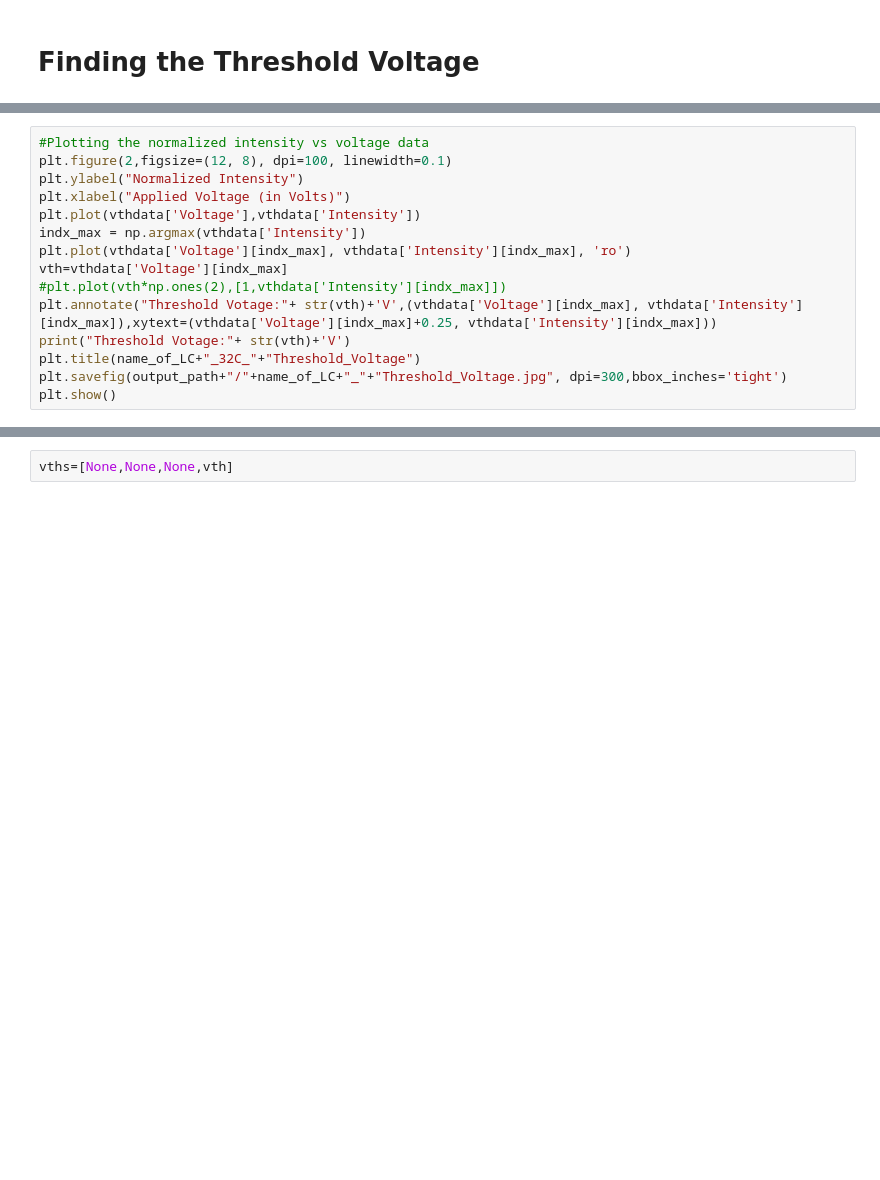
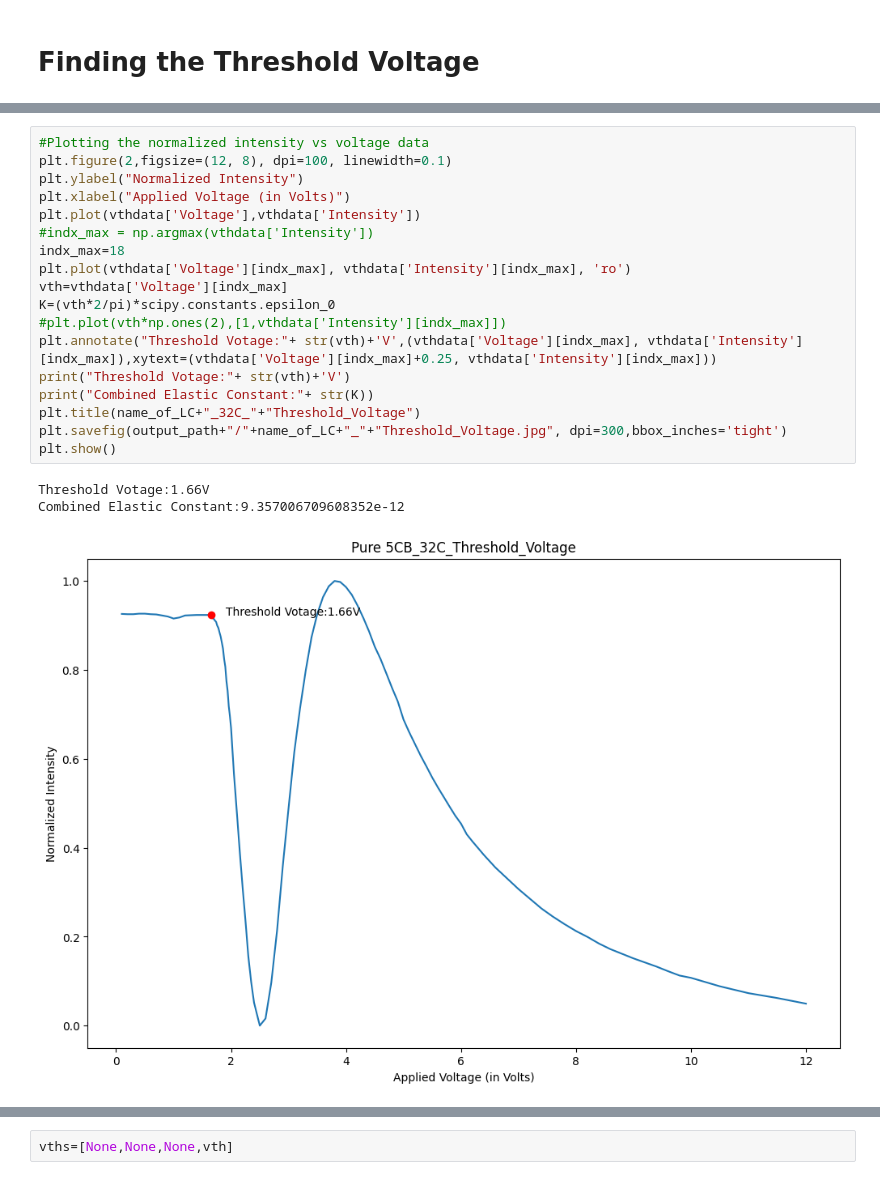
Before and after one commit to avi1299/LC_Analysis, a Jupyter notebook: Analyser-Automated.ipynb, the cells around one changed output, grey strips where cells are left out. Cells and saved outputs as stored; diff of their text form; blank space fills up the shorter version.

```diff
--- a/Analyser-Automated.ipynb
+++ b/Analyser-Automated.ipynb
@@ -46,18 +57,25 @@ vthdata.describe()
 # %%
 #Plotting the normalized intensity vs voltage data
 plt.figure(2,figsize=(12, 8), dpi=100, linewidth=0.1)
 plt.ylabel("Normalized Intensity")
 plt.xlabel("Applied Voltage (in Volts)")
 plt.plot(vthdata['Voltage'],vthdata['Intensity'])
-indx_max = np.argmax(vthdata['Intensity'])
+#indx_max = np.argmax(vthdata['Intensity'])
+indx_max=18
 plt.plot(vthdata['Voltage'][indx_max], vthdata['Intensity'][indx_max], 'ro')
 vth=vthdata['Voltage'][indx_max]
+K=(vth*2/pi)*scipy.constants.epsilon_0
 #plt.plot(vth*np.ones(2),[1,vthdata['Intensity'][indx_max]])
 plt.annotate("Threshold Votage:"+ str(vth)+'V',(vthdata['Voltage'][indx_max], vthdata['Intensity'][indx_max]),xytext=(vthdata['Voltage'][indx_max]+0.25, vthdata['Intensity'][indx_max]))
 print("Threshold Votage:"+ str(vth)+'V')
+print("Combined Elastic Constant:"+ str(K))
 plt.title(name_of_LC+"_32C_"+"Threshold_Voltage")
 plt.savefig(output_path+"/"+name_of_LC+"_"+"Threshold_Voltage.jpg", dpi=300,bbox_inches='tight')
 plt.show()
+# %% [output]
+Threshold Votage:1.66V
+Combined Elastic Constant:9.357006709608352e-12
+[figure, added]
 # %%
 #FInding the birefringence from the Intensity vs Voltage Data
 #Threshold Voltage depends on temperature of material
```
Also changed, not shown: parts of 6 cells of this notebook, 2 other files.
